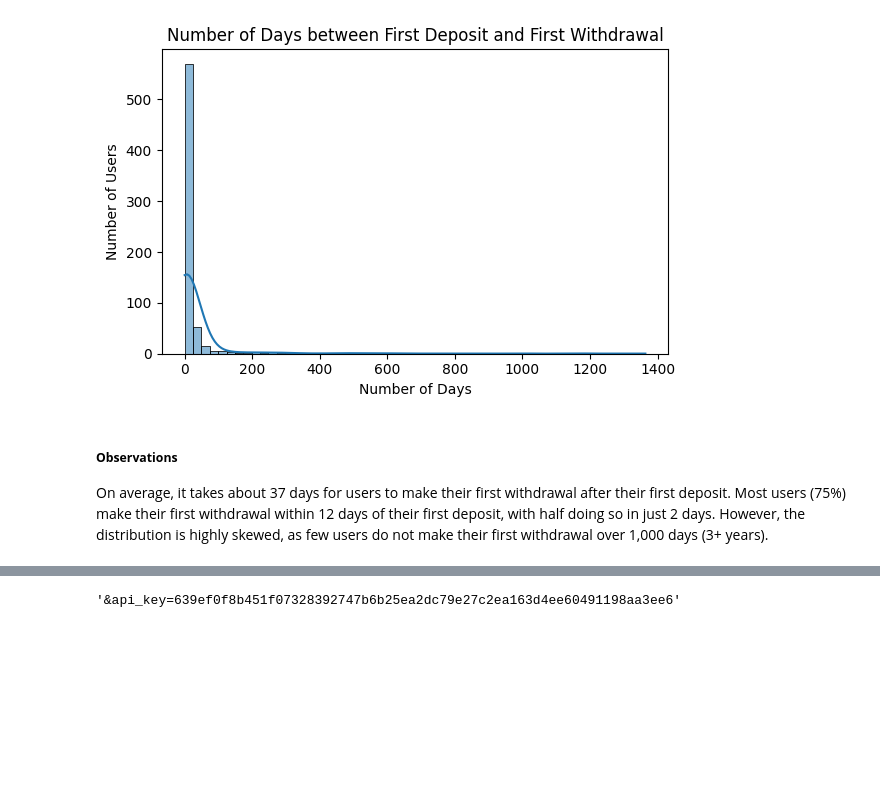
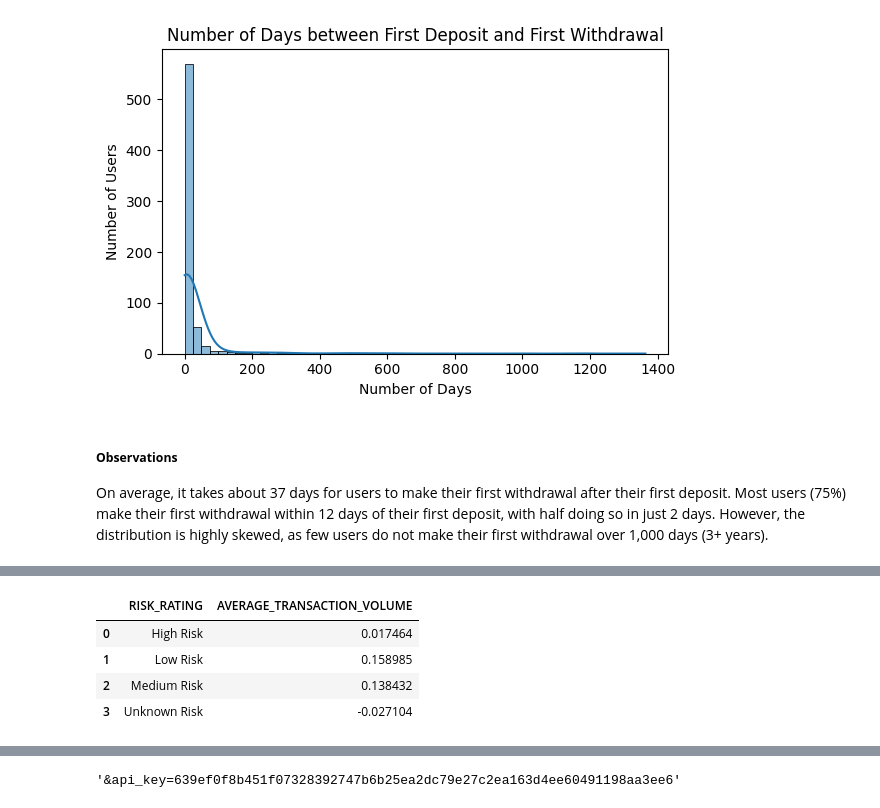
Before and after one commit to ycyuchengliu/coinbase_note, a Jupyter notebook: Coinbase_Data_HW.ipynb, the cells around one changed output, grey strips where cells are left out. Cells and saved outputs as stored; diff of their text form; code cells hidden in the pictures; blank space fills up the shorter version.

```diff
--- a/Coinbase_Data_HW.ipynb
+++ b/Coinbase_Data_HW.ipynb
@@ -293,0 +308,28 @@ On average, it takes about 37 days for users to make their first withdrawal afte
+# %%
+q4_a_query = f"""
+        SELECT
+            CASE
+                WHEN u.risk_score IS NULL THEN 'Unknown Risk'
+                WHEN u.risk_score >= 50 THEN 'High Risk'
+                WHEN u.risk_score BETWEEN 10 AND 49 THEN 'Medium Risk'
+                ELSE 'Low Risk'
+            END AS risk_rating,
+            AVG(l.amount) AS average_transaction_volume
+        FROM
+            COINBASE.PUBLIC.USERS u
+        JOIN
+            COINBASE.PUBLIC.ACCOUNTS a ON u.user_id = a.user_id
+        JOIN
+            COINBASE.PUBLIC.LEDGER l ON a.account_id = l.account_id
+        GROUP BY 1
+        ORDER BY 1;
+"""
+
+avg_transaction_for_each_risk = get_sf_data(q4_a_query)
+avg_transaction_for_each_risk.head(10)
+# %% [output]
+|  | RISK_RATING | AVERAGE_TRANSACTION_VOLUME |
+| 0 | High Risk | 0.017464 |
+| 1 | Low Risk | 0.158985 |
+| 2 | Medium Risk | 0.138432 |
+| 3 | Unknown Risk | -0.027104 |
```
Also changed, not shown: parts of 7 cells of this notebook.
